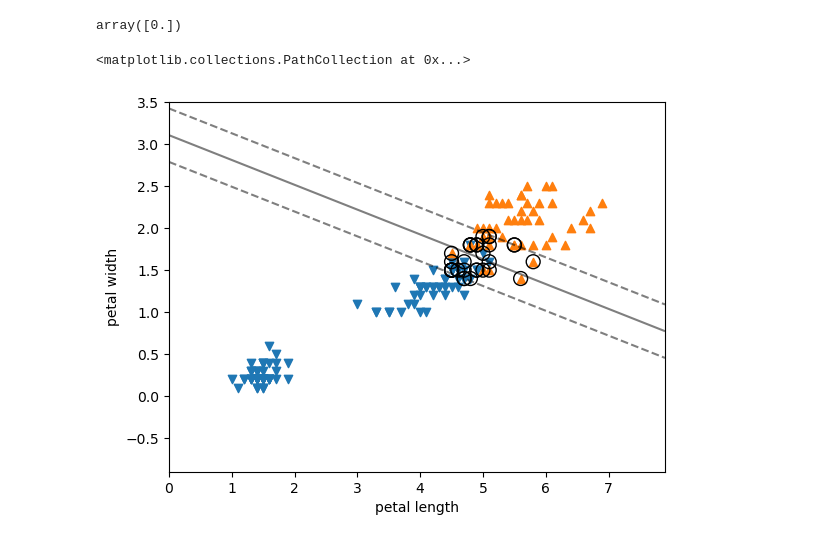
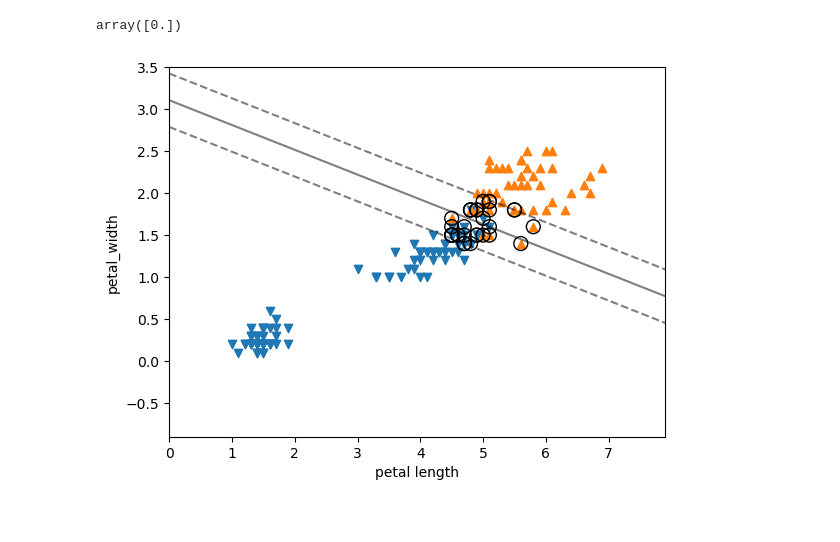
Before and after one commit to themanitou/ml, a Jupyter notebook: classification/svm.ipynb, the cells around one changed output. Drawn from its saved outputs; the diff is of its cells as text; code cells hidden in the pictures.

Commit message:
Up to decision tree

```diff
--- a/classification/svm.ipynb
+++ b/classification/svm.ipynb
@@ -31,36 +28,42 @@ support_vectors = X[support_vector_indices]
-# %%
-import matplotlib.pyplot as plt
-from sklearn.inspection import DecisionBoundaryDisplay
-
-type0_x, type0_y = X[:,0][y == 0], X[:,1][y == 0]
-type1_x, type1_y = X[:,0][y == 1], X[:,1][y == 1]
-
-plt.scatter(type0_x, type0_y, marker="v")
-plt.scatter(type1_x, type1_y, marker="^")
-plt.xlabel('petal length')
-plt.ylabel('petal width')
-
-ax = plt.gca()
-DecisionBoundaryDisplay.from_estimator(
-    svm_clf,
-    X,
-    ax=ax,
-    grid_resolution=50,
-    plot_method="contour",
-    colors="k",
-    levels=[-1, 0, 1],
-    alpha=0.5,
-    linestyles=["--", "-", "--"],
-)
-
-plt.scatter(
-    support_vectors[:, 0],
-    support_vectors[:, 1],
-    s=100,
-    linewidth=1,
-    facecolors="none",
-    edgecolors="k",
-)
-# %% [output]
-<matplotlib.collections.PathCollection at 0x...>
-[figure, removed]
+# %%
+import matplotlib.pyplot as plt
+from sklearn.inspection import DecisionBoundaryDisplay
+
+def plot_svm(X, y, svm_clf, x_label, y_label):
+    decision_function = svm_clf.decision_function(X)
+    support_vector_indices = np.where(np.abs(decision_function) <= 1 + 1e-15)[0]
+    support_vectors = X[support_vector_indices]
+
+    type0_x, type0_y = X[:,0][y == 0], X[:,1][y == 0]
+    type1_x, type1_y = X[:,0][y == 1], X[:,1][y == 1]
+
+    plt.scatter(type0_x, type0_y, marker="v")
+    plt.scatter(type1_x, type1_y, marker="^")
+    plt.xlabel(x_label)
+    plt.ylabel(y_label)
+
+    ax = plt.gca()
+    DecisionBoundaryDisplay.from_estimator(
+        svm_clf,
+        X,
+        ax=ax,
+        grid_resolution=50,
+        plot_method="contour",
+        colors="k",
+        levels=[-1, 0, 1],
+        alpha=0.5,
+        linestyles=["--", "-", "--"],
+    )
+
+    plt.scatter(
+        support_vectors[:, 0],
+        support_vectors[:, 1],
+        s=100,
+        linewidth=1,
+        facecolors="none",
+        edgecolors="k",
+    )
+# %%
+plot_svm(X, y, svm_clf, "petal length", "petal_width")
+# %% [output]
+[figure, added]
```
Also changed, not shown: parts of 13 cells of this notebook, 3 other files.
